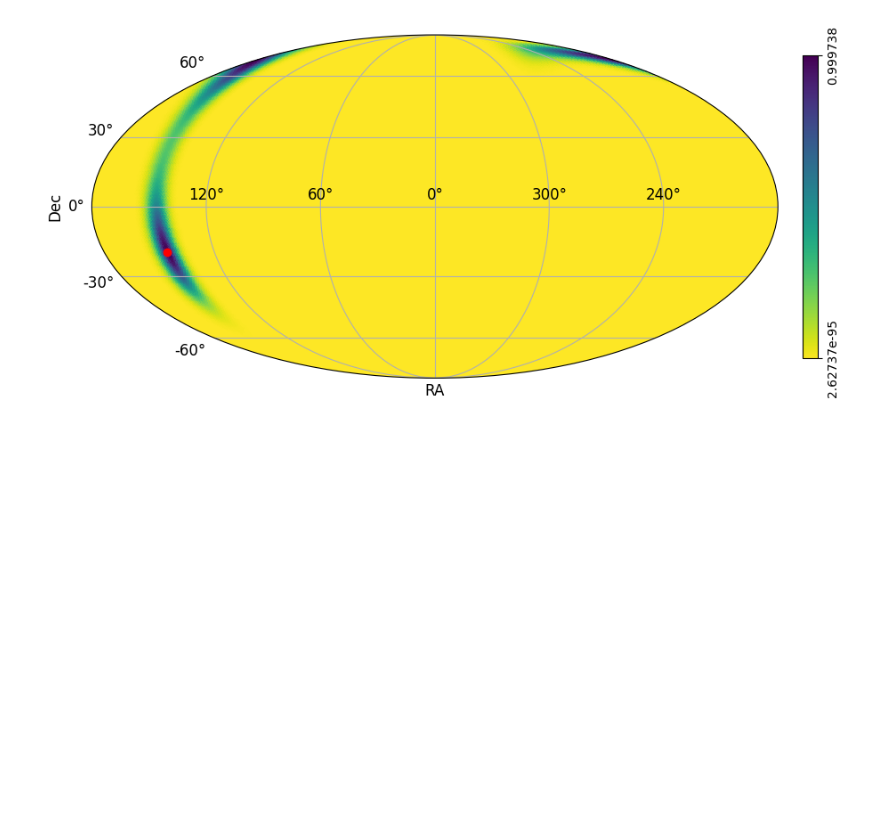
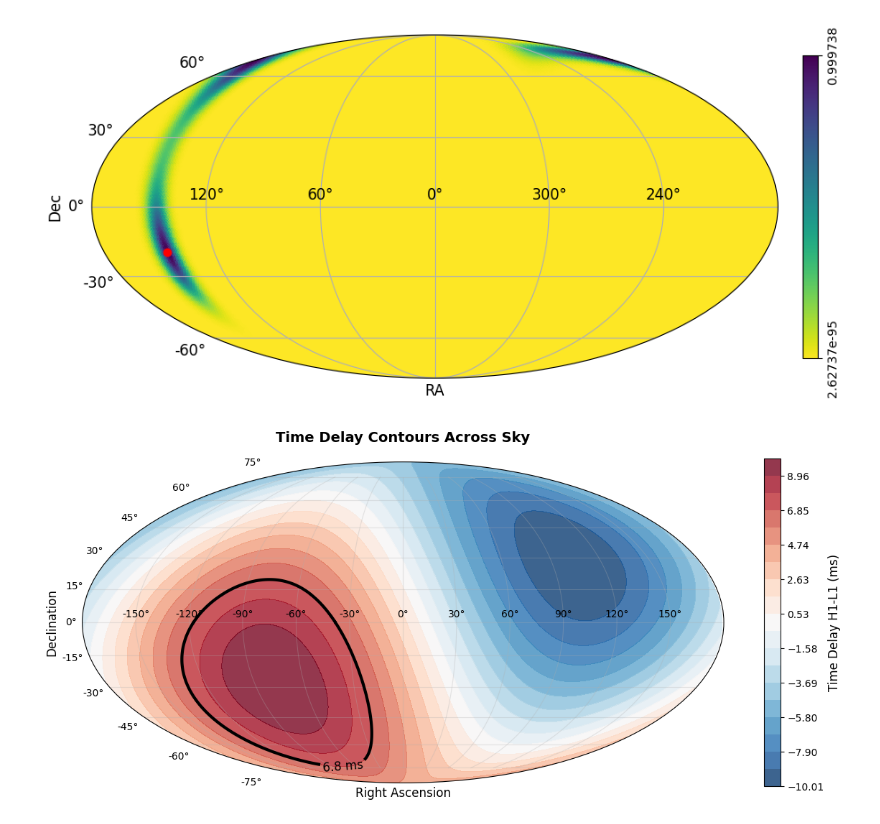
Before and after one commit to ljf441/gw-cosmology, a Jupyter notebook: matched_filtering.ipynb, the cells around one changed output. Saved outputs shown, nothing was run; the diff lists cells and outputs as text; code cells hidden in the pictures; blank space fills up the shorter version.

```diff
--- a/matched_filtering.ipynb
+++ b/matched_filtering.ipynb
@@ -21,6 +21,8 @@ delta = 1
 ras = np.radians(np.arange(0, 360, delta))
 decs = np.radians(np.arange(-90, 90, delta))
 
+RA, DEC = np.meshgrid(ras, decs)
+
 ra_s = np.radians(np.linspace(-180, 180, len(ras)+1))
 dec_s = np.radians(np.linspace(-90, 90, len(decs)+1))
 
@@ -277,6 +306,8 @@ plt.savefig('figures/HVL_snr.png')
 plt.show()
 # %% [output]
 [figure]
+# %%
+time_delays_HL, time_delays_HLV = calculate_time_delay_grid(RA, DEC)
 # %%
 dts = [tc_H1-tc_L1, tc_H1-tc_V1, tc_L1-tc_V1]
 sigmas = [(fwhm_H1 + fwhm_L1)/2, (fwhm_H1 + fwhm_V1)/2, (fwhm_L1 + fwhm_V1)/2]
@@ -284,3 +315,44 @@ probalistic_loc_plot(dts, sigmas, 'HLV')
 # %% [output]
 Most probable location: RA = 145.55 deg, Dec = -19.47 deg
 [figure]
+# %%
+
+def create_time_delay_contour_map(RA, DEC, time_delays, measured_delay):
+    """
+    Create time delay contour map using Mollweide projection
+    """
+    # Convert RA to range [-π, π] for Mollweide projection
+    RA_plot = RA - np.pi
+
+    fig, ax = plt.subplots(1, 1, figsize=(12, 6),
+                          subplot_kw={'projection': 'mollweide'})
+
+    # Create contour levels
+    contour_levels = np.linspace(time_delays.min(), time_delays.max(), 20)
+
+    # Fill contours
+    cs1 = ax.contourf(RA_plot, DEC, time_delays*1000,
+                     levels=contour_levels*1000, cmap='RdBu_r', alpha=0.8)
+
+    # Highlight measured delay contour
+    cs2 = ax.contour(RA_plot, DEC, time_delays*1000,
+                    levels=[measured_delay*1000], colors='black', linewidths=3)
+    ax.clabel(cs2, fmt=f'{measured_delay*1000:.1f} ms', fontsize=12)
+
+    # Add colorbar
+    cbar = plt.colorbar(cs1, ax=ax, shrink=0.8, pad=0.05)
+    cbar.set_label('Time Delay H1-L1 (ms)', fontsize=12)
+
+    ax.set_title('Time Delay Contours Across Sky', fontsize=14, fontweight='bold', pad=20)
+    ax.set_xlabel('Right Ascension', fontsize=12)
+    ax.set_ylabel('Declination', fontsize=12)
+    ax.grid(True, alpha=0.3)
+
+    plt.tight_layout()
+    plt.show()
+
+    return fig, ax
+
+fig_contour, ax_contour = create_time_delay_contour_map(RA, DEC, time_delays_HL, dts[0])
+# %% [output]
+[figure, added]
```
Also changed, not shown: parts of 2 cells of this notebook, 5 other files.
